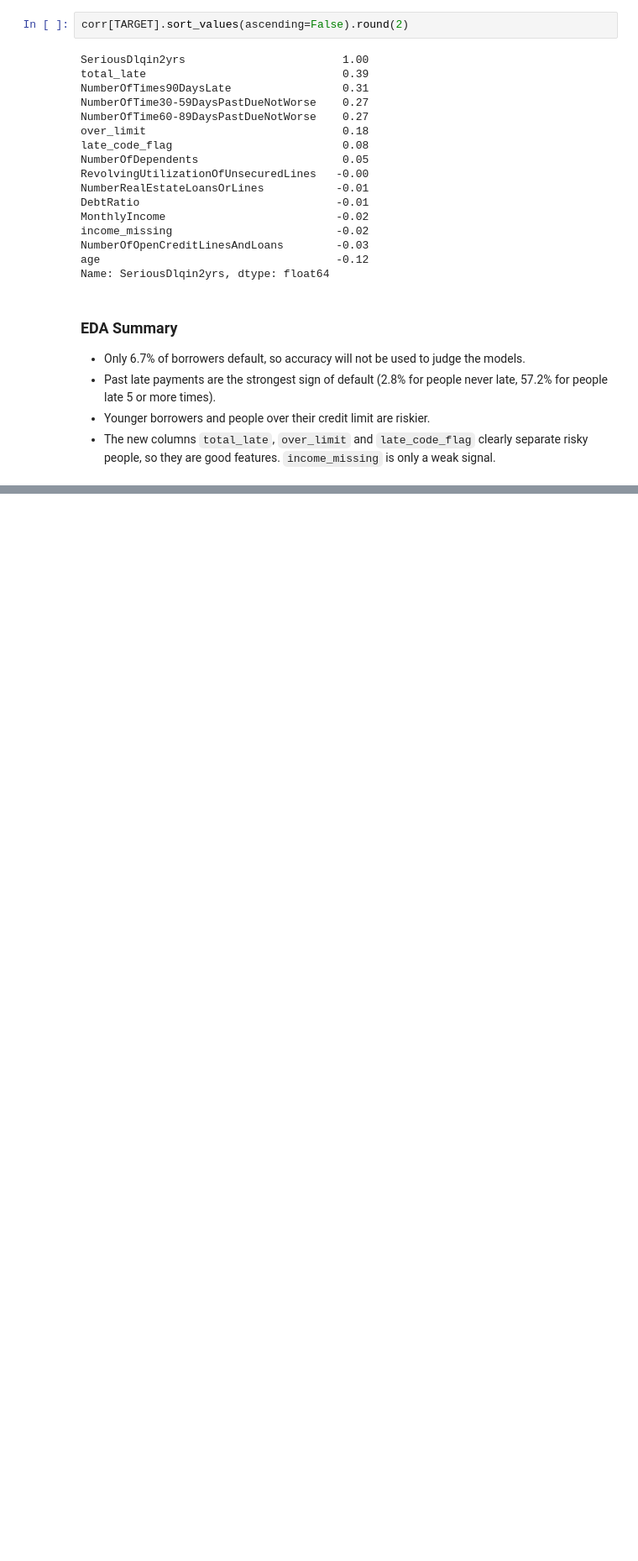
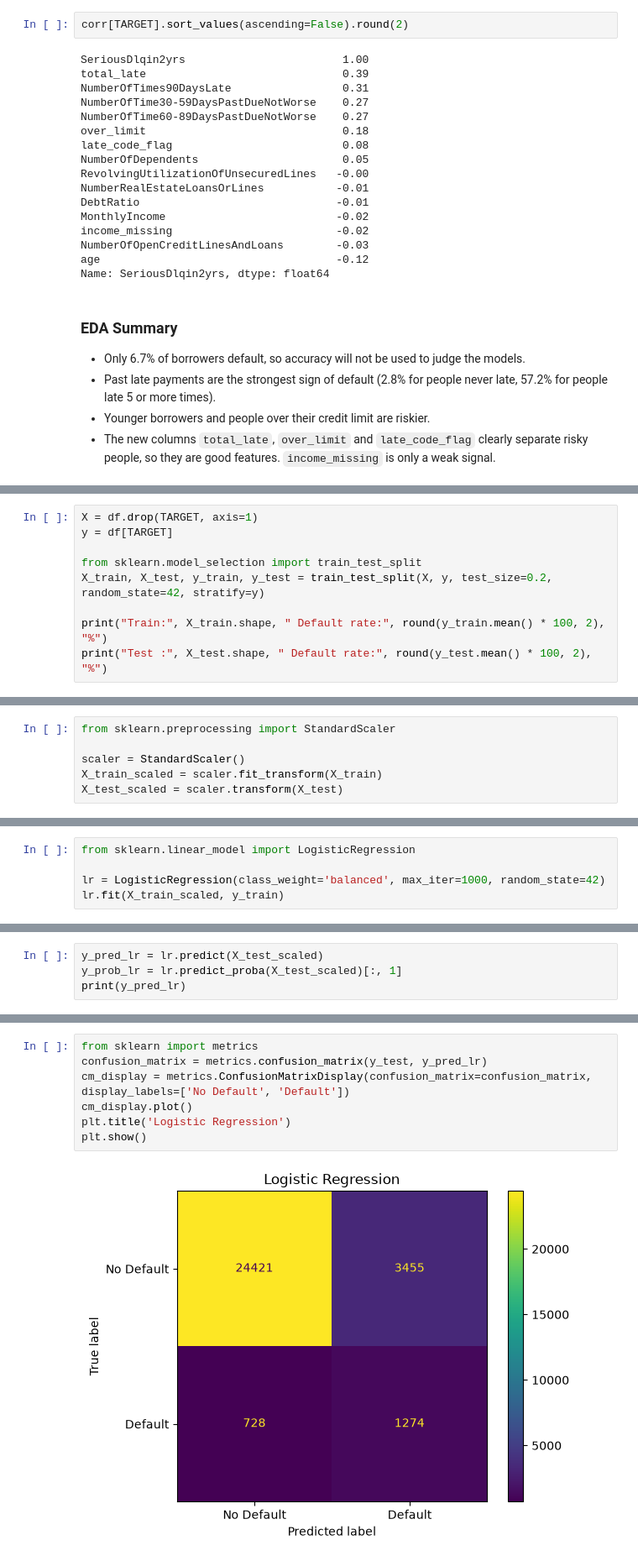
Before and after one commit to mrpaul-10/CodeAlpha_CreditScoringModel, a Jupyter notebook: notebook/Credit_Scoring_Notebook.ipynb, the cells around one changed output, grey strips where cells are left out. Shown at 84% size. Saved outputs shown, nothing was run; the diff lists cells and outputs as text; blank space fills up the shorter version.

Commit message:
Adding Train_Split & LR

```diff
--- a/notebook/Credit_Scoring_Notebook.ipynb
+++ b/notebook/Credit_Scoring_Notebook.ipynb
@@ -435,0 +440,9 @@ Name: SeriousDlqin2yrs, dtype: float64
+# %%
+X = df.drop(TARGET, axis=1)
+y = df[TARGET]
+
+from sklearn.model_selection import train_test_split
+X_train, X_test, y_train, y_test = train_test_split(X, y, test_size=0.2, random_state=42, stratify=y)
+
+print("Train:", X_train.shape, " Default rate:", round(y_train.mean() * 100, 2), "%")
+print("Test :", X_test.shape, " Default rate:", round(y_test.mean() * 100, 2), "%")
@@ -435,0 +456,6 @@ Name: SeriousDlqin2yrs, dtype: float64
+# %%
+from sklearn.preprocessing import StandardScaler
+
+scaler = StandardScaler()
+X_train_scaled = scaler.fit_transform(X_train)
+X_test_scaled = scaler.transform(X_test)
@@ -435,0 +464,5 @@ Name: SeriousDlqin2yrs, dtype: float64
+# %%
+from sklearn.linear_model import LogisticRegression
+
+lr = LogisticRegression(class_weight='balanced', max_iter=1000, random_state=42)
+lr.fit(X_train_scaled, y_train)
@@ -435,0 +471,4 @@ Name: SeriousDlqin2yrs, dtype: float64
+# %%
+y_pred_lr = lr.predict(X_test_scaled)
+y_prob_lr = lr.predict_proba(X_test_scaled)[:, 1]
+print(y_pred_lr)
@@ -435,0 +505,9 @@ Name: SeriousDlqin2yrs, dtype: float64
+# %%
+from sklearn import metrics
+confusion_matrix = metrics.confusion_matrix(y_test, y_pred_lr)
+cm_display = metrics.ConfusionMatrixDisplay(confusion_matrix=confusion_matrix, display_labels=['No Default', 'Default'])
+cm_display.plot()
+plt.title('Logistic Regression')
+plt.show()
+# %% [output]
+[figure, added]
```
Also changed, not shown: parts of 9 cells of this notebook.
